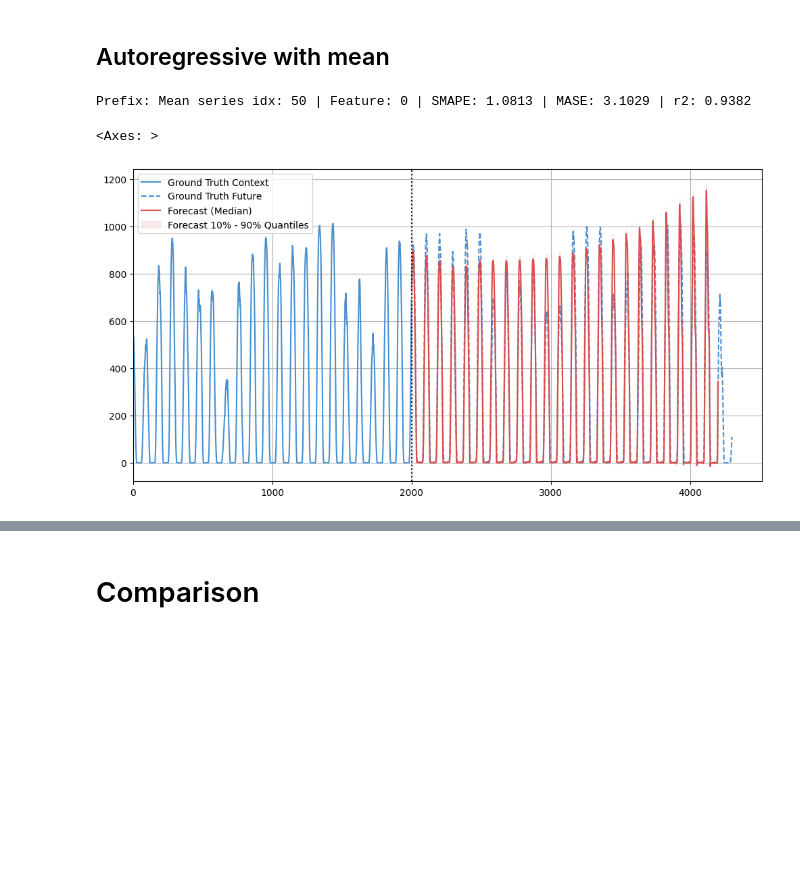
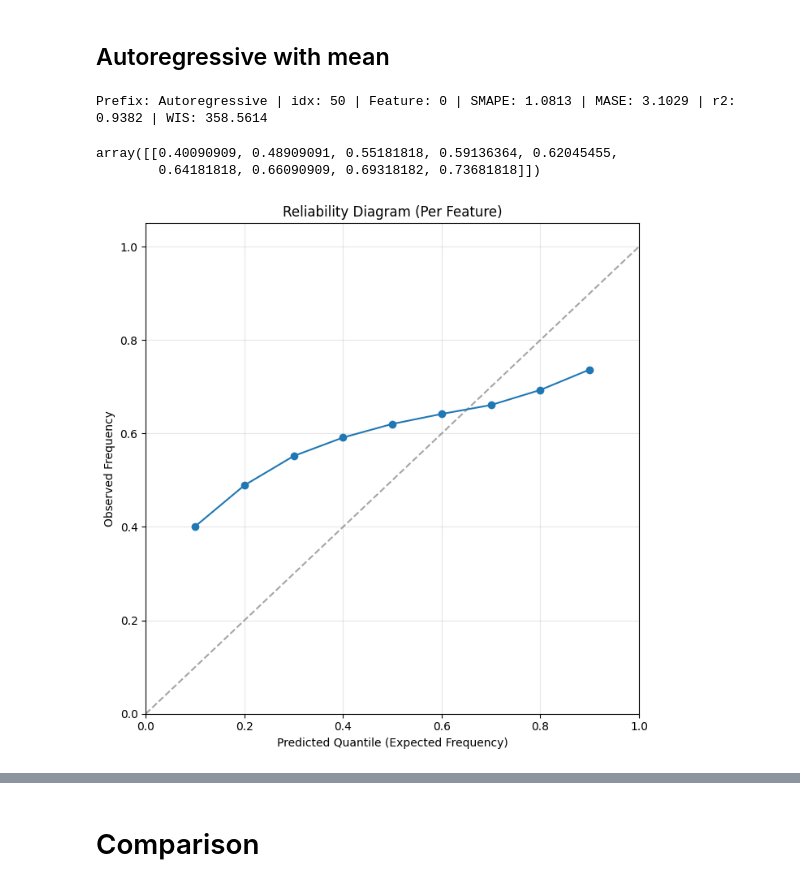
Before and after one commit to Richi0D/tirex_loss, a Jupyter notebook: notebooks/tirex_autoregressive.ipynb, the cells around one changed output, grey strips where cells are left out. Cells and saved outputs as stored; diff of their text form; code cells hidden in the pictures; blank space fills up the shorter version.

Commit message:
add quantile metrics

```diff
--- a/notebooks/tirex_autoregressive.ipynb
+++ b/notebooks/tirex_autoregressive.ipynb
@@ -163,21 +169,22 @@ TiRexZero._forecast_tensor = autoregressive_mean_forecast_tensor
 quantiles, mean = model.forecast(torch.as_tensor(ctx_s), prediction_length=prediction_length)
 # %%
 # change shape to (n_samples, n_outputs)
-y_mean_pred = mean.cpu().numpy().reshape(-1, 1)
+y_pred = quantiles.cpu().numpy().transpose(1, 0, 2)
 y_true = future_s[:prediction_length].reshape(-1, 1)
 y_train = ctx_s.reshape(-1, 1)
 
 # scores
-score_mape, score_mase, score_r2 = score_data(
+score_mape, score_mase, score_r2, score_wis = score_data(
             y_true=y_true,
-            y_pred=y_mean_pred,
+            y_pred=y_pred,
             y_train=y_train,
-            log_prefix=f"Mean series idx: {idx_s}",
+            quantiles=model.config.quantiles,
+            log_prefix=f"Autoregressive | idx: {idx_s}",
             )
 
-# plot
-plot_forecast(ctx_s[cap_input:], quantiles.numpy()[0], future_s[:cap_future])
+calculate_quantile_reliability(y_true=y_true, y_pred=y_pred, quantiles=model.config.quantiles, plot=True)
 # %% [output]
-Prefix: Mean series idx: 50 | Feature: 0 | SMAPE: 1.0813 | MASE: 3.1029 | r2: 0.9382
+Prefix: Autoregressive | idx: 50 | Feature: 0 | SMAPE: 1.0813 | MASE: 3.1029 | r2: 0.9382 | WIS: 358.5614
-<Axes: >
+array([[0.40090909, 0.48909091, 0.55181818, 0.59136364, 0.62045455,
+        0.64181818, 0.66090909, 0.69318182, 0.73681818]])
-[figure, old version]
+[figure, new version]
```
Also changed, not shown: parts of 16 cells of this notebook, 1 other file.
